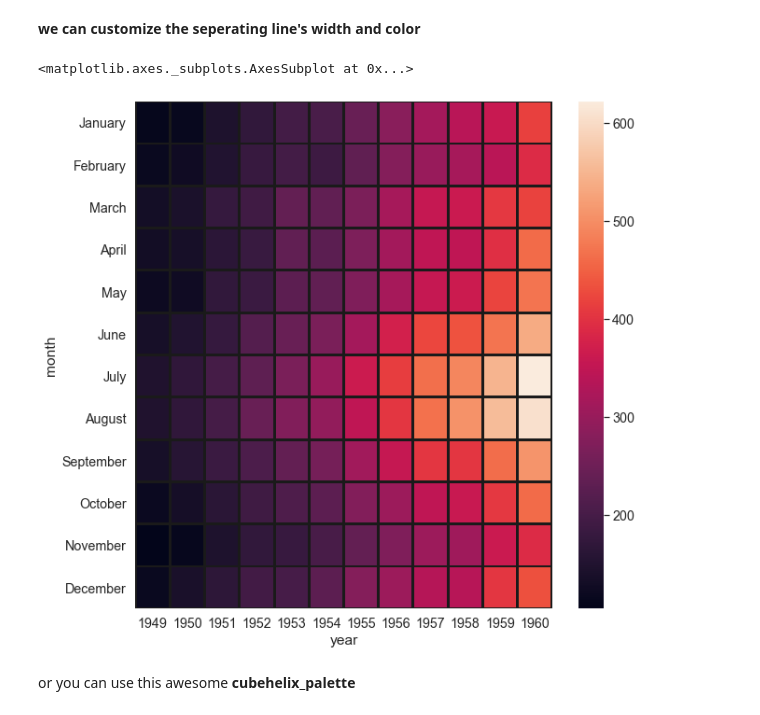
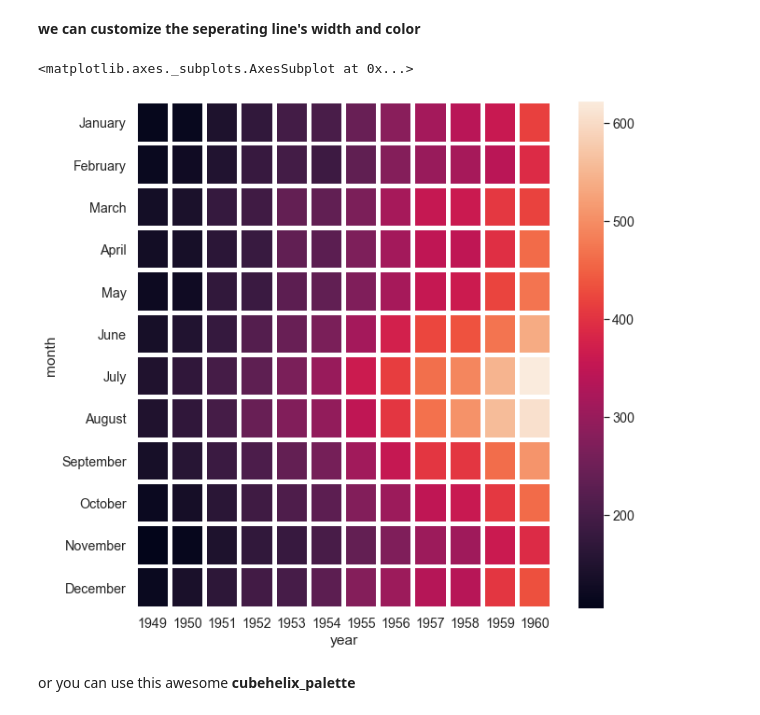
Before and after one commit to Jekso/Singularity-Data-Science, a Jupyter notebook: 08-Data Visualization with Matplotlib & Seaborn/code/01-Seaborn/02-Matrix Plots.ipynb, the cells around one changed output. Saved outputs shown, nothing was run; the diff lists cells and outputs as text; code cells hidden in the pictures.

```diff
--- a/08-Data Visualization with Matplotlib & Seaborn/code/01-Seaborn/02-Matrix Plots.ipynb
+++ b/08-Data Visualization with Matplotlib & Seaborn/code/01-Seaborn/02-Matrix Plots.ipynb
@@ -104,10 +104,10 @@ sns.heatmap(flights)
 # %% [markdown]
 **we can customize the seperating line's width and color**
 # %%
-sns.heatmap(flights, linecolor='k', linewidths=2)
+sns.heatmap(flights, linecolor='#FFFFFF', linewidths=4)
 # %% [output]
 <matplotlib.axes._subplots.AxesSubplot at 0x...>
-[figure, old version]
+[figure, new version]
 # %% [markdown]
 or you can use this awesome **cubehelix_palette**
 # %%
```
Also changed, not shown: parts of 1 cell of this notebook, 5 other files.
